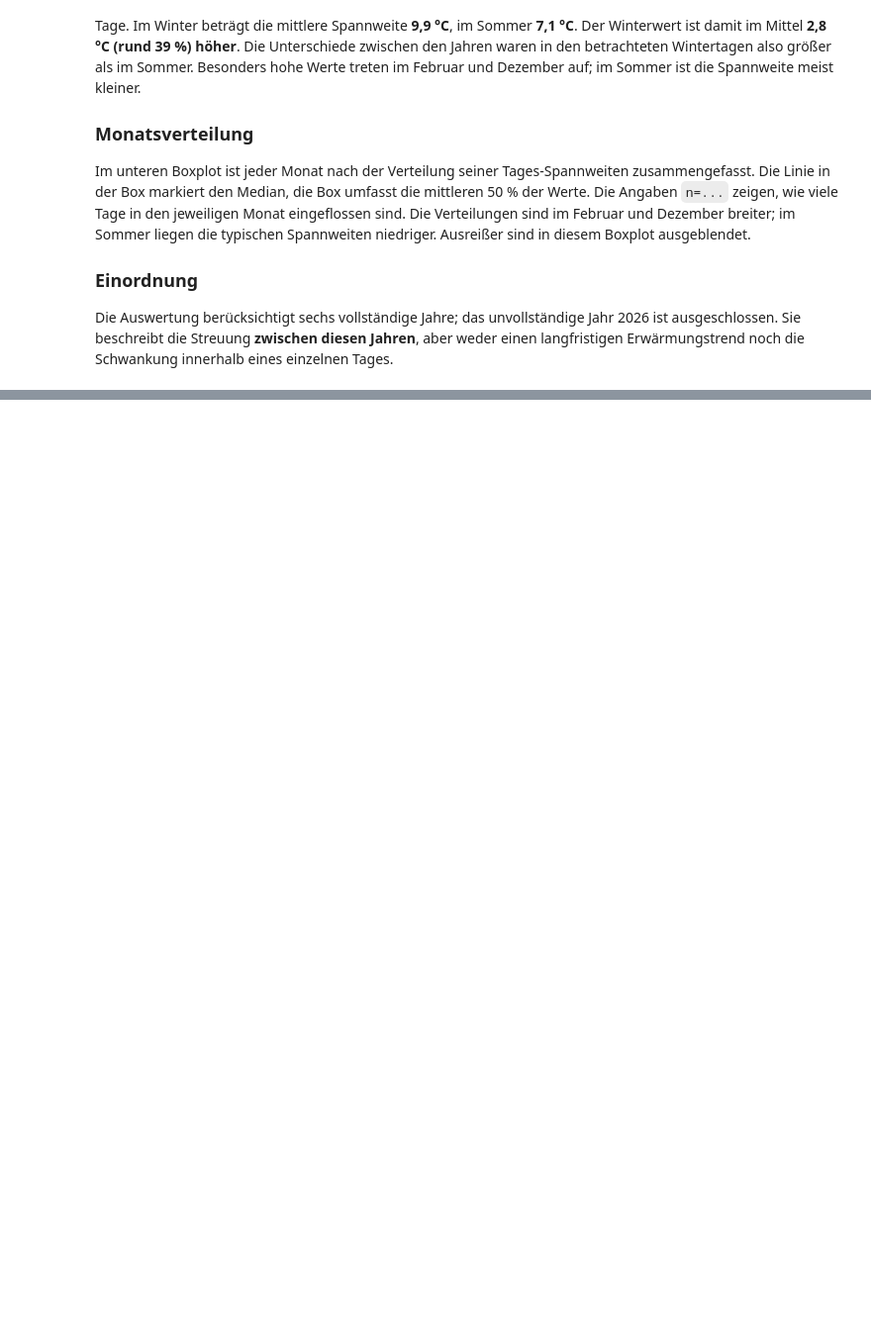
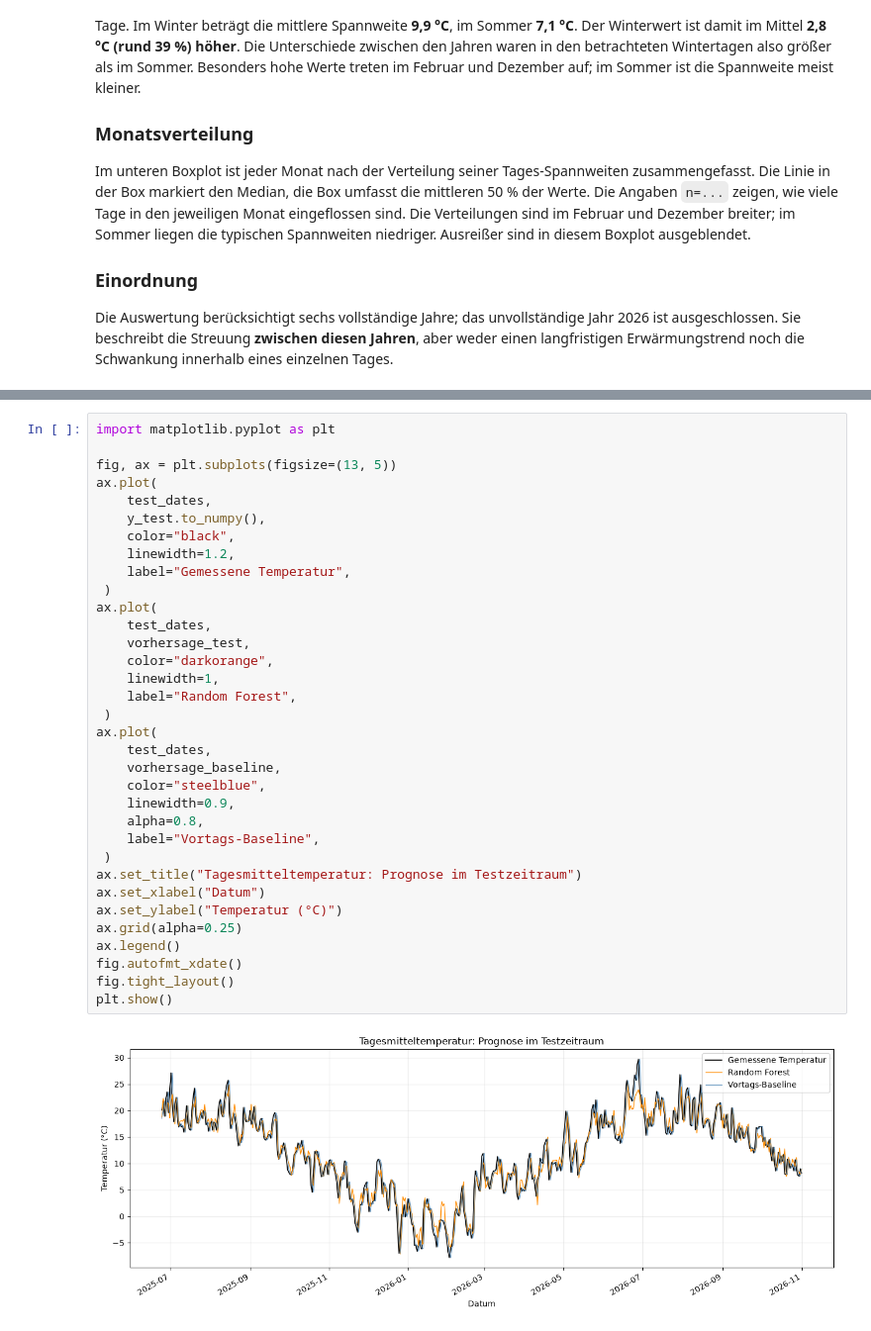
Before and after one commit to JosefineSo/seminar3, a Jupyter notebook: dwd_berlin_wetterdaten_2020_bis_heute.ipynb, the cells around one changed output, grey strips where cells are left out. Shown at 99% size. Drawn from its saved outputs; the diff is of its cells as text; blank space fills up the shorter version.

Commit message:
Prognose mittels KI-Modell

```diff
--- a/dwd_berlin_wetterdaten_2020_bis_heute.ipynb
+++ b/dwd_berlin_wetterdaten_2020_bis_heute.ipynb
@@ -329,0 +611,36 @@ Die Auswertung berücksichtigt sechs vollständige Jahre; das unvollständige Ja
+# %%
+import matplotlib.pyplot as plt
+
+fig, ax = plt.subplots(figsize=(13, 5))
+ax.plot(
+    test_dates,
+    y_test.to_numpy(),
+    color="black",
+    linewidth=1.2,
+    label="Gemessene Temperatur",
+ )
+ax.plot(
+    test_dates,
+    vorhersage_test,
+    color="darkorange",
+    linewidth=1,
+    label="Random Forest",
+ )
+ax.plot(
+    test_dates,
+    vorhersage_baseline,
+    color="steelblue",
+    linewidth=0.9,
+    alpha=0.8,
+    label="Vortags-Baseline",
+ )
+ax.set_title("Tagesmitteltemperatur: Prognose im Testzeitraum")
+ax.set_xlabel("Datum")
+ax.set_ylabel("Temperatur (°C)")
+ax.grid(alpha=0.25)
+ax.legend()
+fig.autofmt_xdate()
+fig.tight_layout()
+plt.show()
+# %% [output]
+[figure, added]
```
Also changed, not shown: parts of 15 cells of this notebook.
